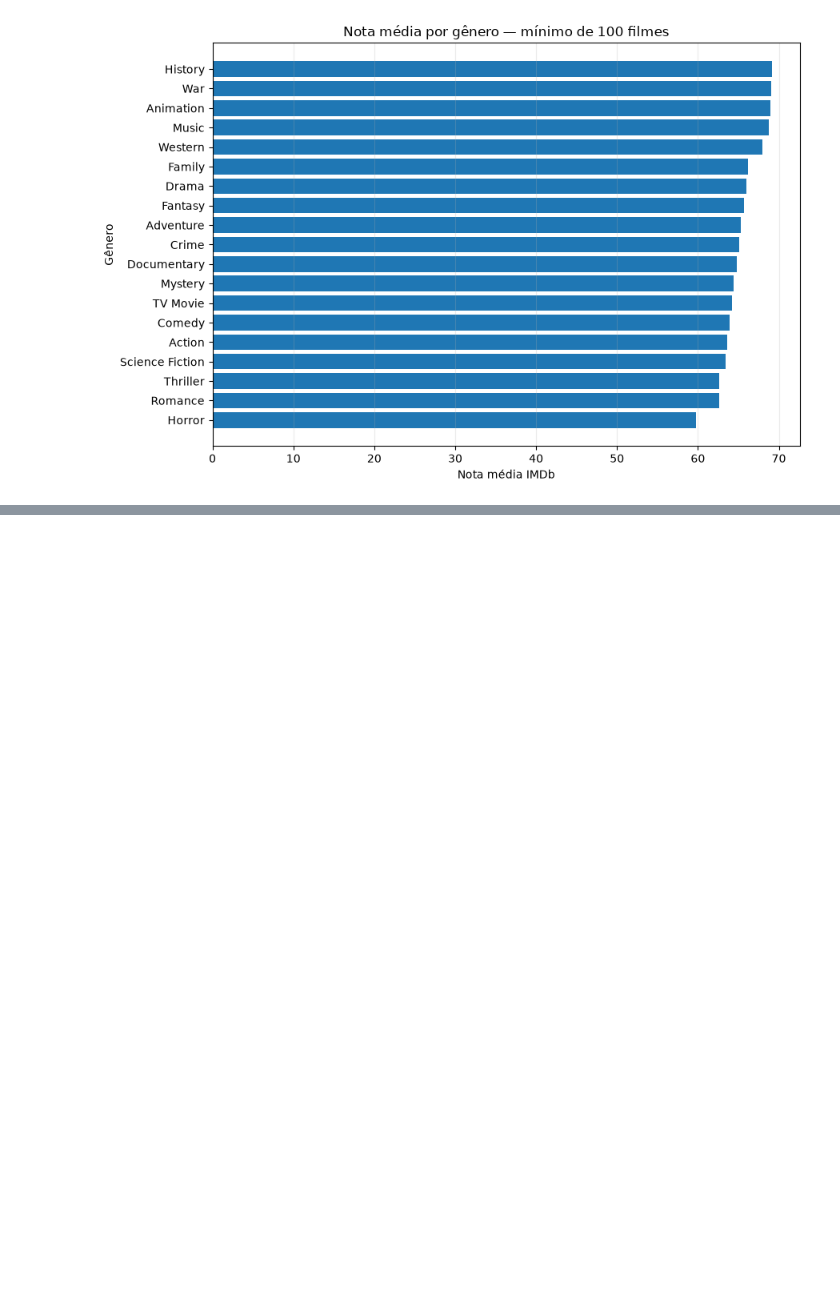
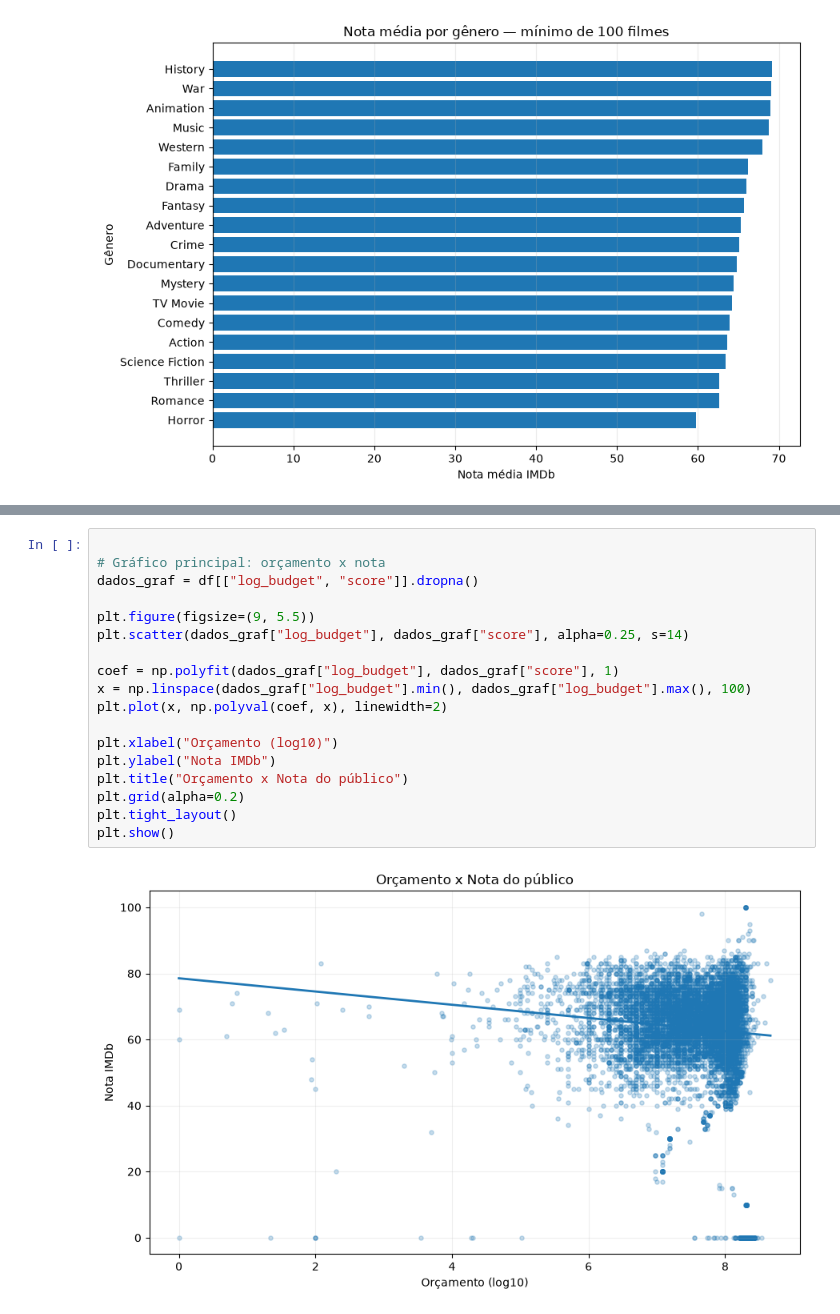
Before and after one commit to engcriscunha/Analise_de_dados_filmes, a Jupyter notebook: src/analise.ipynb, the cells around one changed output, grey strips where cells are left out. Saved outputs shown, nothing was run; the diff lists cells and outputs as text; blank space fills up the shorter version.

```diff
--- a/src/analise.ipynb
+++ b/src/analise.ipynb
@@ -190,0 +675,20 @@ plt.show()
+# %%
+
+# Gráfico principal: orçamento x nota
+dados_graf = df[["log_budget", "score"]].dropna()
+
+plt.figure(figsize=(9, 5.5))
+plt.scatter(dados_graf["log_budget"], dados_graf["score"], alpha=0.25, s=14)
+
+coef = np.polyfit(dados_graf["log_budget"], dados_graf["score"], 1)
+x = np.linspace(dados_graf["log_budget"].min(), dados_graf["log_budget"].max(), 100)
+plt.plot(x, np.polyval(coef, x), linewidth=2)
+
+plt.xlabel("Orçamento (log10)")
+plt.ylabel("Nota IMDb")
+plt.title("Orçamento x Nota do público")
+plt.grid(alpha=0.2)
+plt.tight_layout()
+plt.show()
+# %% [output]
+[figure, added]
```
Also changed, not shown: parts of 31 cells of this notebook.
